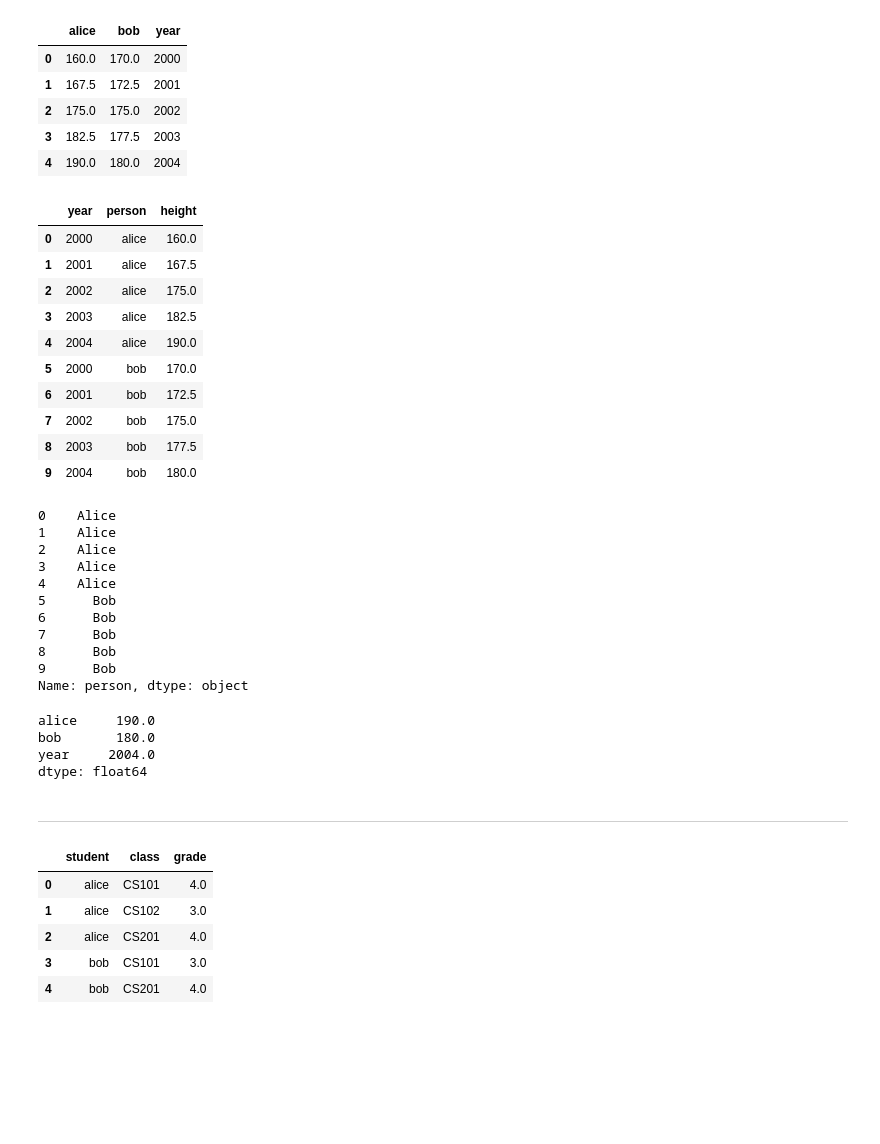
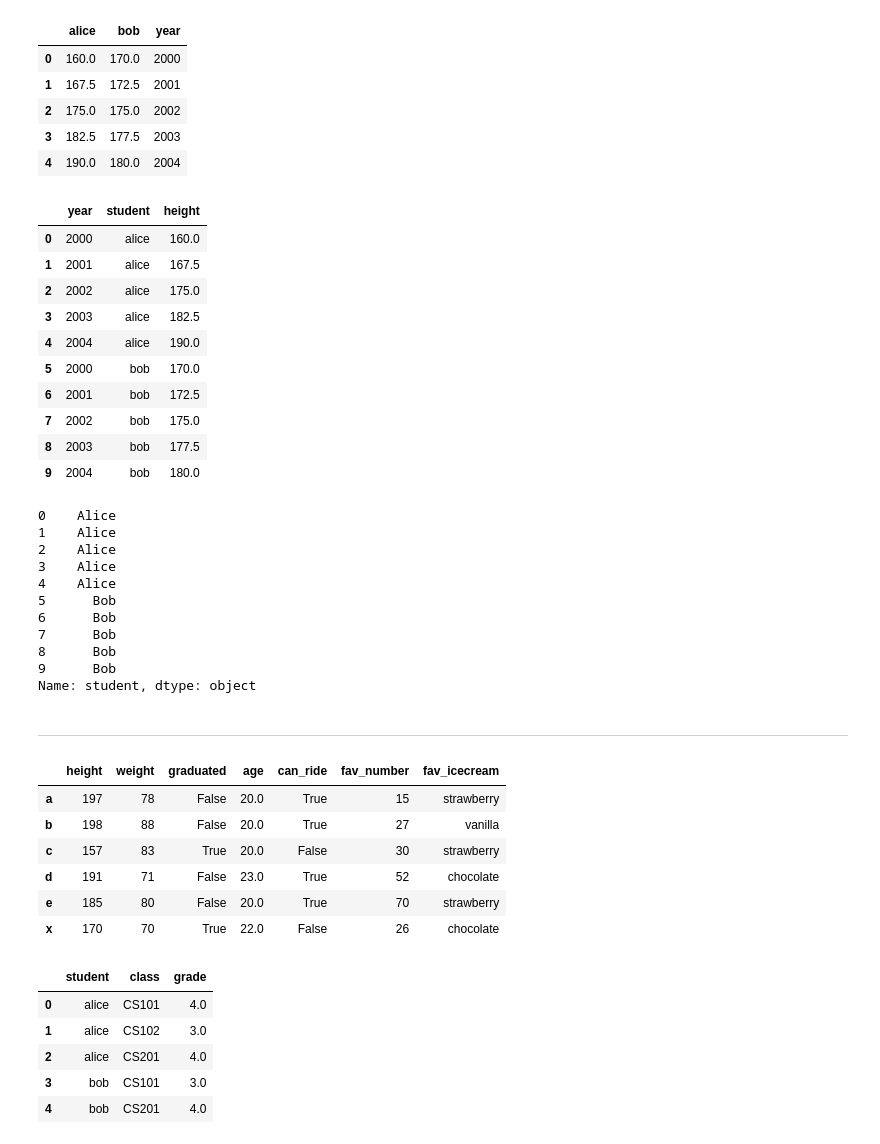
Before and after one commit to stefan-niculae/viz-workshop, a Jupyter notebook: workshop-2.ipynb, the cells around one changed output. Cells and saved outputs as stored; diff of their text form; code cells hidden in the pictures; blank space fills up the shorter version.

```diff
--- a/workshop-2.ipynb
+++ b/workshop-2.ipynb
@@ -707,14 +828,14 @@ height_evolution
 # %%
 melted = height_evolution.melt(
     id_vars='year',
     value_vars=['alice', 'bob'],
 
-    var_name='person',
+    var_name='student',
     value_name='height',
 )
 melted
 # %% [output]
-|  | year | person | height |
+|  | year | student | height |
 | 0 | 2000 | alice | 160.0 |
 | 1 | 2001 | alice | 167.5 |
 | 2 | 2002 | alice | 175.0 |
@@ -726,7 +847,7 @@ melted
 | 8 | 2003 | bob | 177.5 |
 | 9 | 2004 | bob | 180.0 |
 # %%
-melted.person.str.title()  # apply string functions on the entire column
+melted.student.str.title()  # apply string functions on the entire column
 # %% [output]
 0    Alice
 1    Alice
@@ -738,4 +859,4 @@ melted.person.str.title()  # apply string functions on the entire column
 7      Bob
 8      Bob
 9      Bob
-Name: person, dtype: object
+Name: student, dtype: object
@@ -744,12 +863,15 @@ max_height = height_evolution.max()
-# %%
-max_height
-# %% [output]
-alice     190.0
-bob       180.0
-year     2004.0
-dtype: float64
 # %% [markdown]
 ---
+# %%
+students
+# %% [output]
+|  | height | weight | graduated | age | can_ride | fav_number | fav_icecream |
+| a | 197 | 78 | False | 20.0 | True | 15 | strawberry |
+| b | 198 | 88 | False | 20.0 | True | 27 | vanilla |
+| c | 157 | 83 | True | 20.0 | False | 30 | strawberry |
+| d | 191 | 71 | False | 23.0 | True | 52 | chocolate |
+| e | 185 | 80 | False | 20.0 | True | 70 | strawberry |
+| x | 170 | 70 | True | 22.0 | False | 26 | chocolate |
 # %%
 # you can also create dataframes row-wise
 performance = pd.DataFrame([
```
Also changed, not shown: parts of 89 cells of this notebook, 7 other files.
